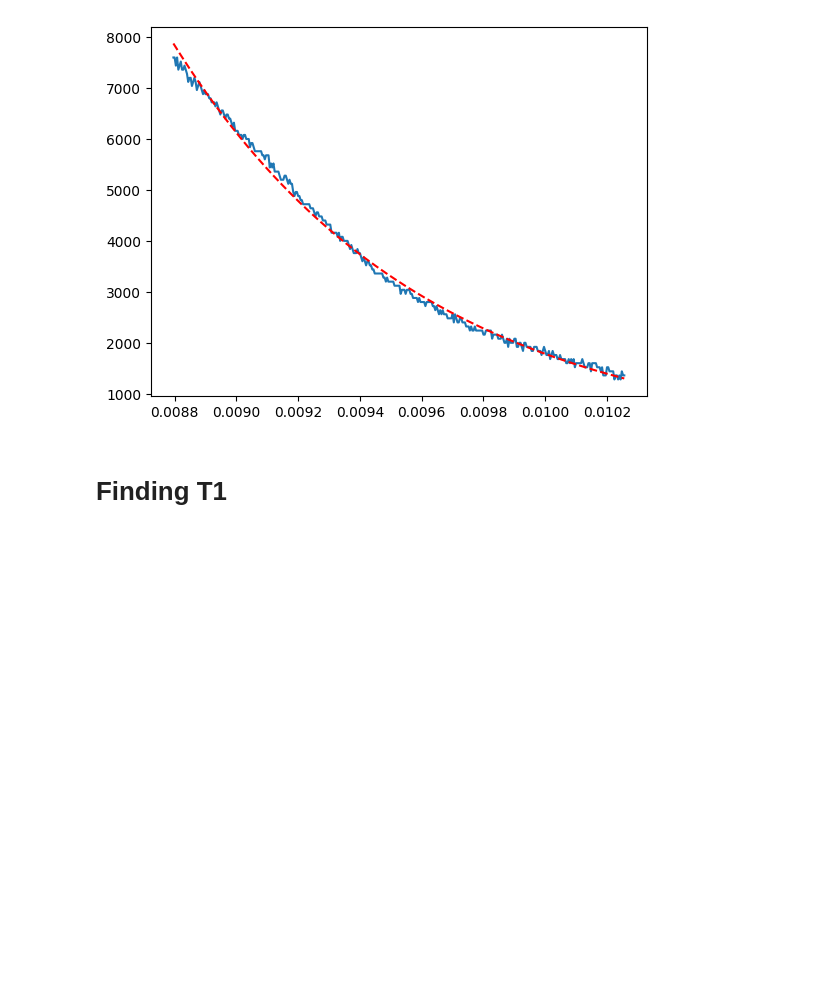
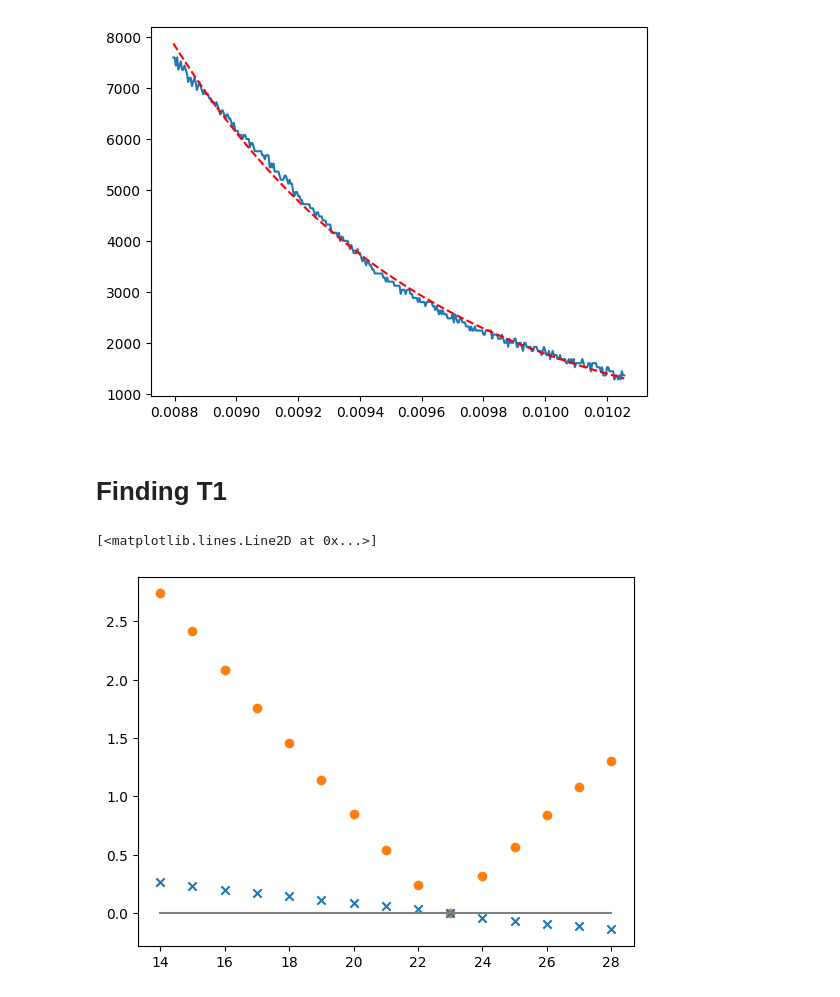
Before and after one commit to benjaminorthner/quantumlab, a Jupyter notebook: nmr/nmr.ipynb, the cells around one changed output. Cells and saved outputs as stored; diff of their text form; code cells hidden in the pictures; blank space fills up the shorter version.

Commit message:
Plotted T1 Curve

```diff
--- a/nmr/nmr.ipynb
+++ b/nmr/nmr.ipynb
@@ -38,3 +38,17 @@ T2_star: 8.103886e-04
 [figure]
 # %% [markdown]
 # Finding T1
+# %%
+dataframe = read_csv("T1.csv", names=["Tau","VYellow", "VBlue"])
+dataframe.drop(dataframe.index[[0]], inplace=True)
+dataframe = dataframe.astype(float)
+# %%
+data = dataframe.values
+x, yYellow, yBlue = data[:, 0], data[:, 1], data[:, 2]
+
+plt.scatter(x, yYellow, color="C1", label="Channel 1")
+plt.scatter(x, yBlue, marker='x', color="C0", label="Channel 2")
+plt.plot([min(x),max(x)],[0,0], color="gray")
+# %% [output]
+[<matplotlib.lines.Line2D at 0x...>]
+[figure, added]
```
Also changed, not shown: parts of 1 cell of this notebook.
